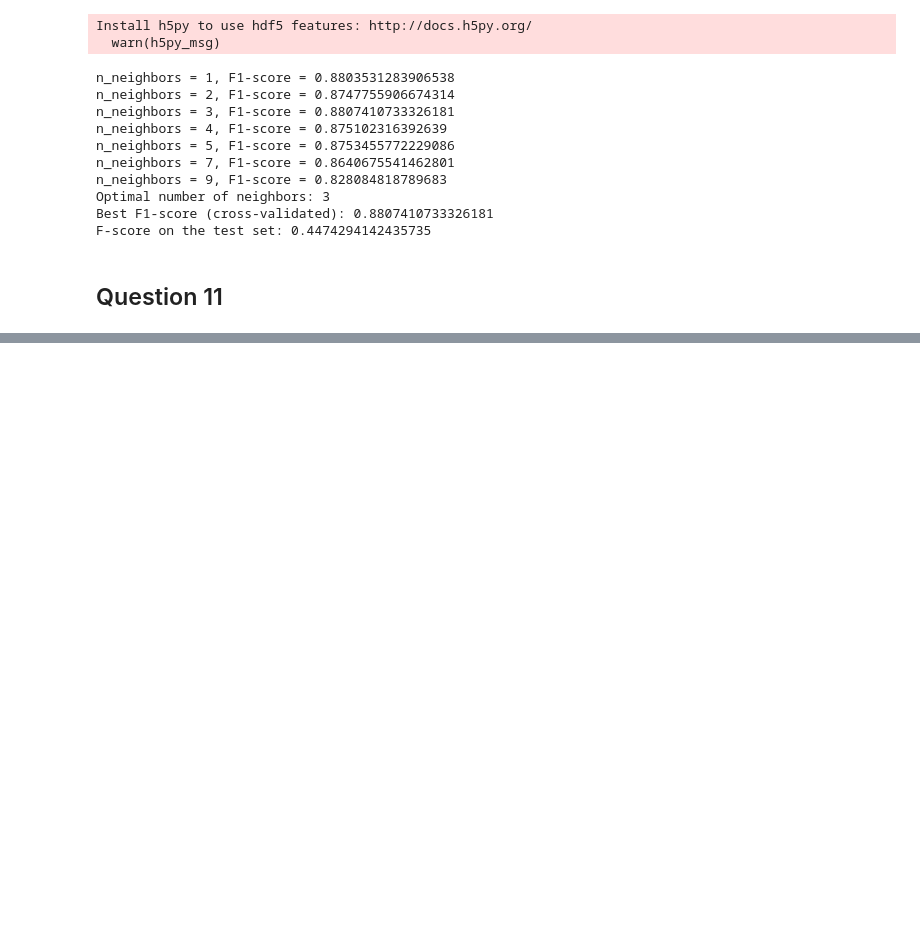
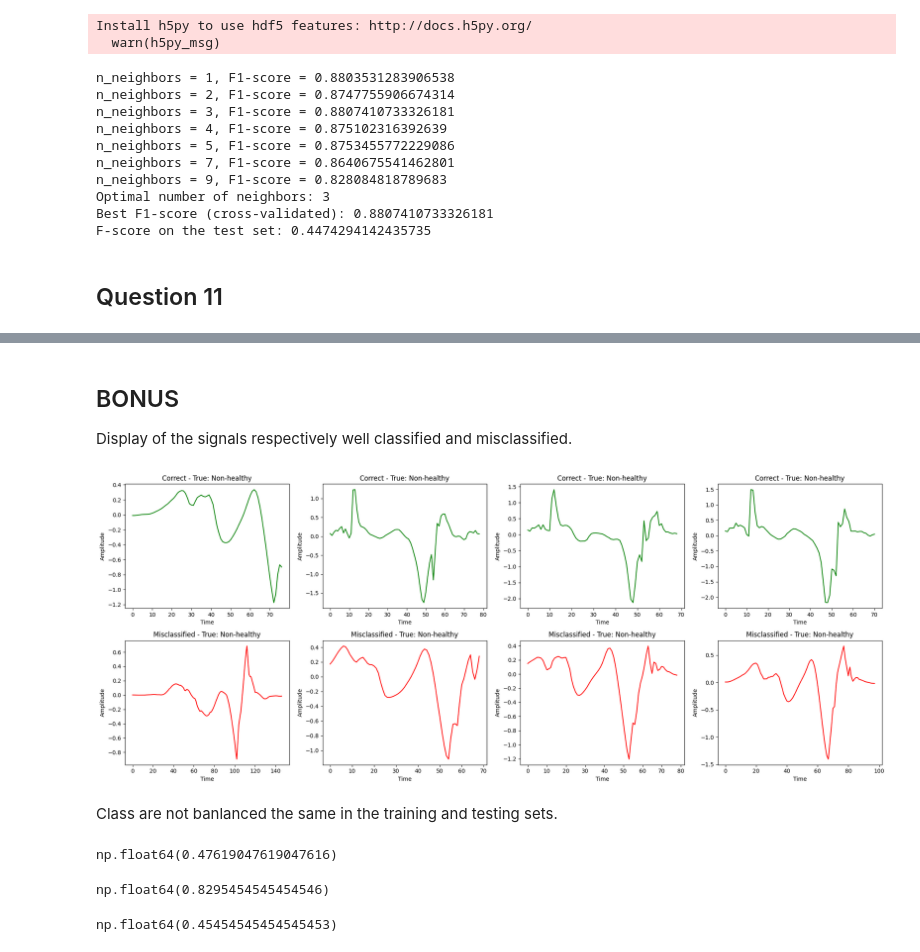
Before and after one commit to JulienDelavande/MVA, a Jupyter notebook: Time_series/homeworks/Assignment 1 - ML for TS (MVA)/Assignment 1 - ML for TS (MVA).ipynb, the cells around one changed output, grey strips where cells are left out. Cells and saved outputs as stored; diff of their text form; code cells hidden in the pictures; blank space fills up the shorter version.

```diff
--- a/Time_series/homeworks/Assignment 1 - ML for TS (MVA)/Assignment 1 - ML for TS (MVA).ipynb
+++ b/Time_series/homeworks/Assignment 1 - ML for TS (MVA)/Assignment 1 - ML for TS (MVA).ipynb
@@ -336,0 +398,44 @@ if idx_nonhealthy is not None:
+# %% [markdown]
+## BONUS
+
+Display of the signals respectively well classified and misclassified.
+# %%
+import matplotlib.pyplot as plt
+
+correctly_classified_indices = np.where(y_test == y_test_pred)[0][:4]
+misclassified_indices = np.where(y_test != y_test_pred)[0][:4]
+
+fig, axes = plt.subplots(2, max(len(correctly_classified_indices), len(misclassified_indices)), figsize=(20, 8))
+
+for i, idx in enumerate(correctly_classified_indices):
+    step_signal = X_test[idx]
+    axes[0, i].plot(step_signal, color="green")
+    axes[0, i].set_title(f"Correct - True: {'Healthy' if y_test[idx] == 0 else 'Non-healthy'}")
+
+for i, idx in enumerate(misclassified_indices):
+    step_signal = X_test[idx]
+    axes[1, i].plot(step_signal, color="red")
+    axes[1, i].set_title(f"Misclassified - True: {'Healthy' if y_test[idx] == 0 else 'Non-healthy'}")
+
+for ax in axes.flatten():
+    ax.set_xlabel("Time")
+    ax.set_ylabel("Amplitude")
+
+plt.tight_layout()
+plt.show()
+# %% [output]
+[figure, added]
+# %% [markdown]
+Class are not banlanced the same in the training and testing sets.
+# %%
+y_train.sum()/len(y_train)
+# %% [output]
+np.float64(0.47619047619047616)
+# %%
+y_test.sum()/len(y_test)
+# %% [output]
+np.float64(0.8295454545454546)
+# %%
+y_test_pred.sum()/len(y_test_pred)
+# %% [output]
+np.float64(0.45454545454545453)
```
Also changed, not shown: parts of 6 cells of this notebook, 6 other files.
